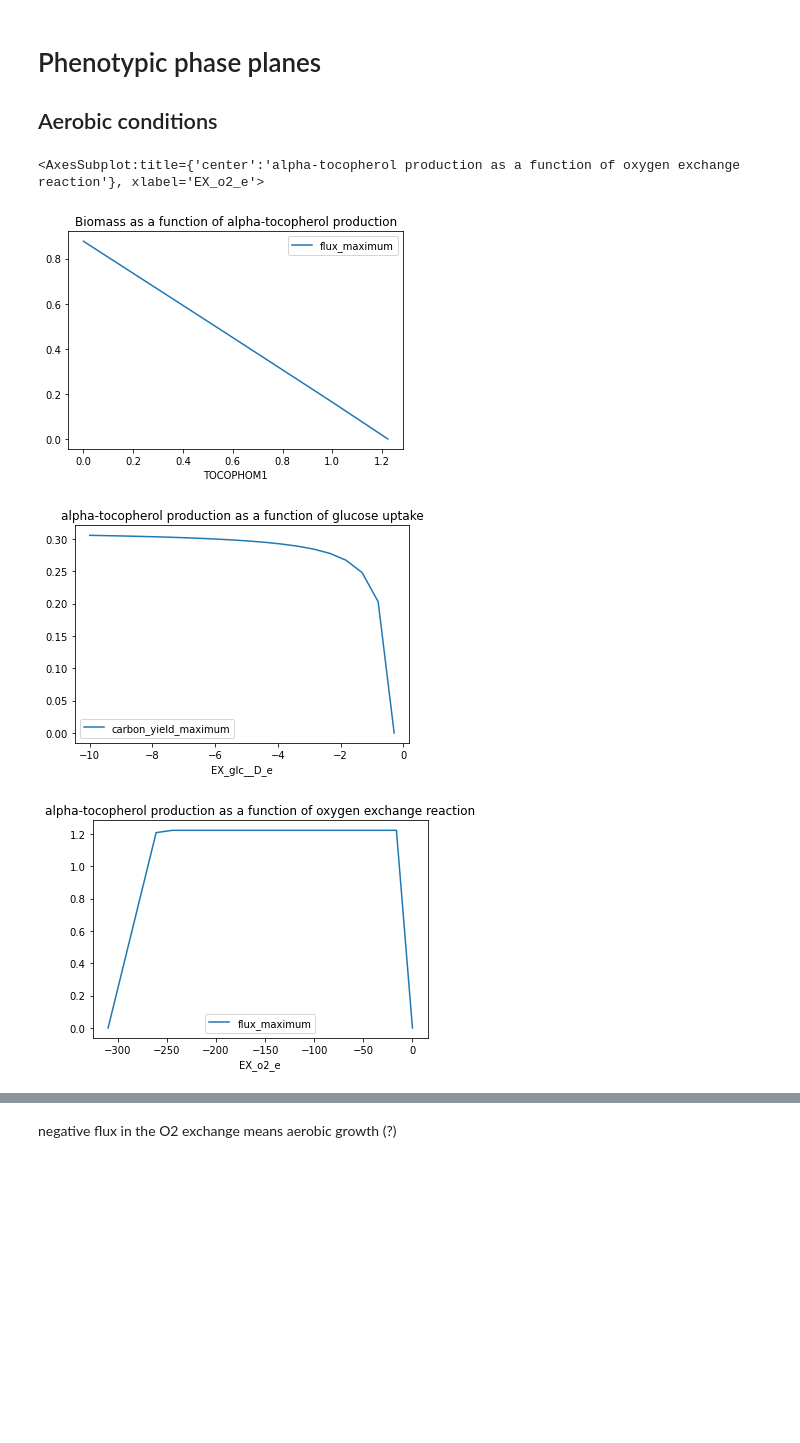
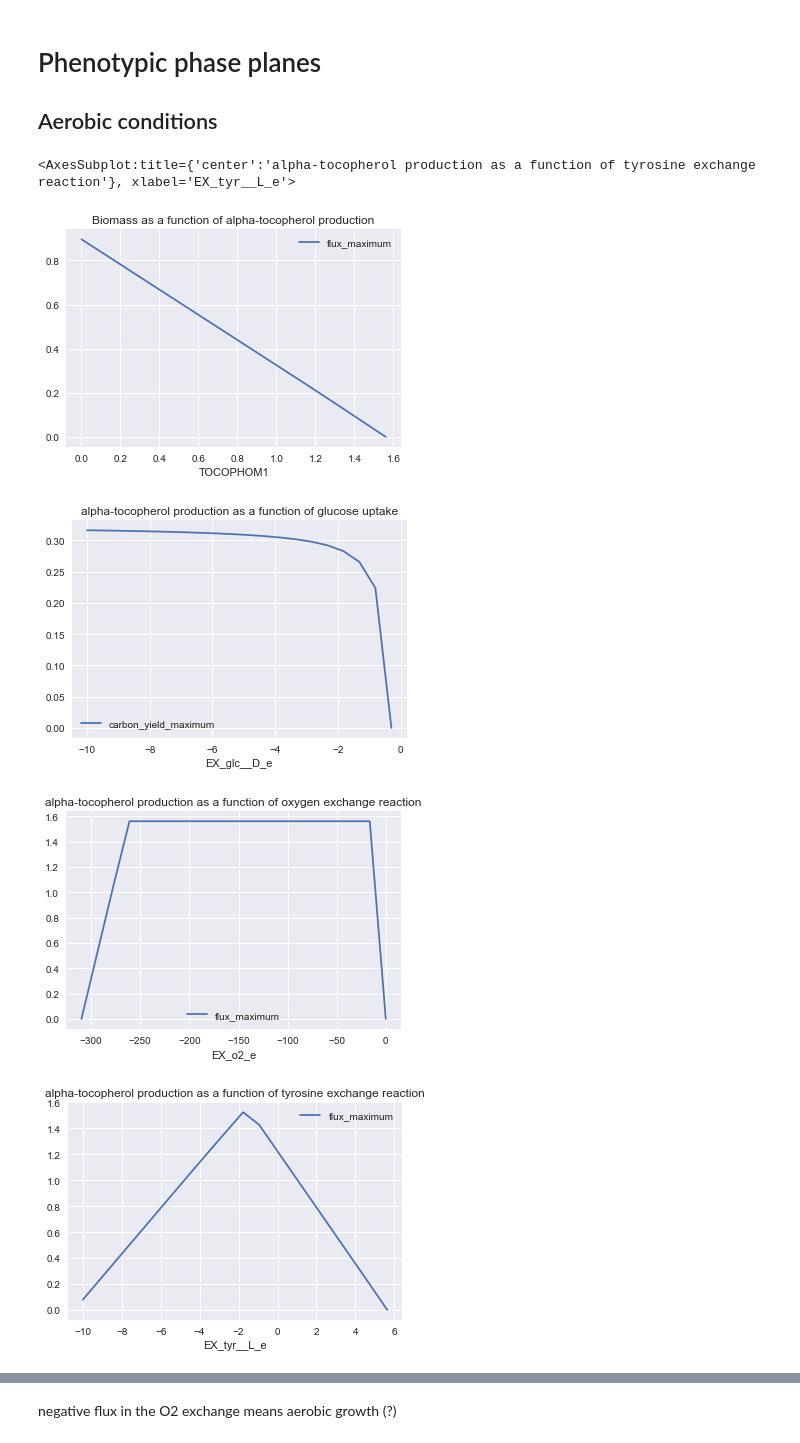
Before and after one commit to 27410/27410-group-assigment-group_2, a Jupyter notebook: 2_YieldAndPhenotypicPhasePlanes.ipynb, the cells around one changed output, grey strips where cells are left out. Cells and saved outputs as stored; diff of their text form; code cells hidden in the pictures; blank space fills up the shorter version.

Commit message:
medium modifications added

```diff
--- a/2_YieldAndPhenotypicPhasePlanes.ipynb
+++ b/2_YieldAndPhenotypicPhasePlanes.ipynb
@@ -12,7 +12,7 @@ plt.style.use('seaborn')
 # %% [markdown]
 # Yield
 # %%
-model.objective = model.reactions.TOCOPHOM1
+model.objective = model.reactions.DM_avite1_c
 avite_production = model.optimize().objective_value
 theor_yield = avite_production / (-1*model.reactions.EX_glc__D_e.flux)
 print("max. alpha-tocopherol production [mmol gDW^-1 h^-1]:", avite_production)
@@ -32,0 +57,15 @@ max. theoretical yield [mmol-put / mmol-glc]: 0.08769972144269683
+# %%
+tyr_medium = model.medium
+tyr_medium['EX_tyr__L_e'] = 10.0
+# %%
+model.medium = tyr_medium
+model.objective = model.reactions.DM_avite1_c
+
+with model:
+    model.reactions.BIOMASS_Ec_iML1515_core_75p37M.lower_bound = 0.44
+    solution = model.optimize()
+    avite_production = model.optimize().objective_value
+    theor_yield = avite_production / (-1*model.reactions.EX_glc__D_e.flux)
+print('Maximum theoretical biomass productivity:', solution.fluxes['BIOMASS_Ec_iML1515_core_75p37M'], '/h')
+print("max. alpha-tocopherol production [mmol gDW^-1 h^-1]:", avite_production)
+print("max. theoretical yield [mmol-put / mmol-glc]:", theor_yield)
@@ -37,23 +80,27 @@ max. theoretical yield [mmol-put / mmol-glc]: 0.08769972144269683
 # phenotypic phase planes analysis
 from cobra.flux_analysis.phenotype_phase_plane import production_envelope
 # %%
-
 ppp_BIOMASS = production_envelope(model,
             reactions=[model.reactions.TOCOPHOM1],
             objective=model.reactions.BIOMASS_Ec_iML1515_core_75p37M)
 ppp_avite = production_envelope(model,
             reactions=[model.reactions.EX_glc__D_e],
             objective=model.reactions.TOCOPHOM1)
 ppp_o2 = production_envelope(model,
             reactions=[model.reactions.EX_o2_e],
             objective=model.reactions.TOCOPHOM1)
+ppp_tyr = production_envelope(model,
+            reactions=[model.reactions.EX_tyr__L_e],
+            objective=model.reactions.TOCOPHOM1)
 
 ppp_BIOMASS.plot(x='TOCOPHOM1', y='flux_maximum', title = 'Biomass as a function of alpha-tocopherol production' ) #carbon yield of biomass as function of glucose uptake
 ppp_avite.plot(x='EX_glc__D_e', y='carbon_yield_maximum', title = 'alpha-tocopherol production as a function of glucose uptake') #carbon yield of putrescine as function of glucose uptake
 ppp_o2.plot(x='EX_o2_e', y='flux_maximum', title = 'alpha-tocopherol production as a function of oxygen exchange reaction')
+ppp_tyr.plot(x='EX_tyr__L_e', y='flux_maximum', title = 'alpha-tocopherol production as a function of tyrosine exchange reaction')
 # %% [output]
-<AxesSubplot:title={'center':'alpha-tocopherol production as a function of oxygen exchange reaction'}, xlabel='EX_o2_e'>
+<AxesSubplot:title={'center':'alpha-tocopherol production as a function of tyrosine exchange reaction'}, xlabel='EX_tyr__L_e'>
-[figure, old version]
+[figure, new version]
-[figure, old version]
+[figure, new version]
-[figure, old version]
+[figure, new version]
+[figure, added]
 # %%
```
Also changed, not shown: parts of 8 cells of this notebook.
